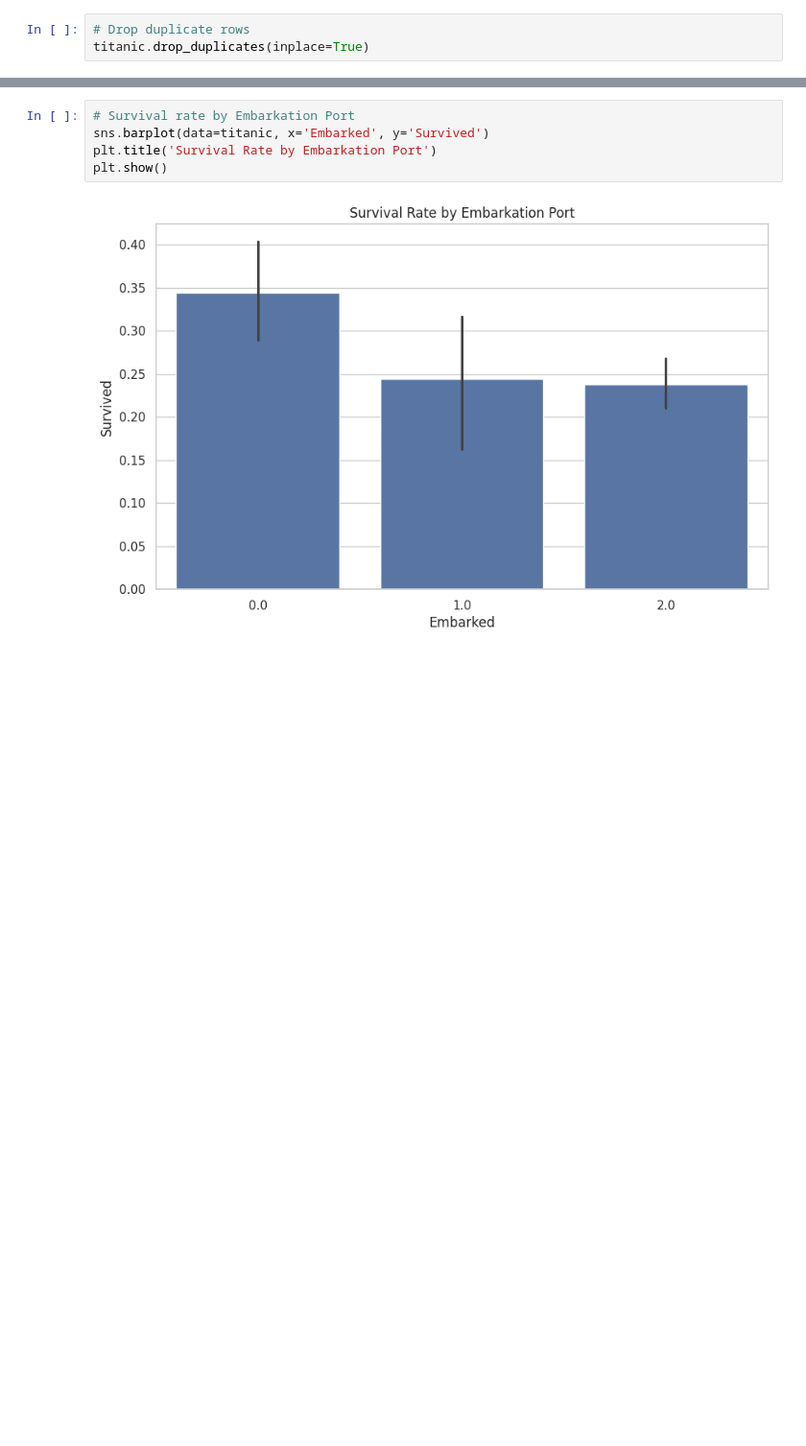
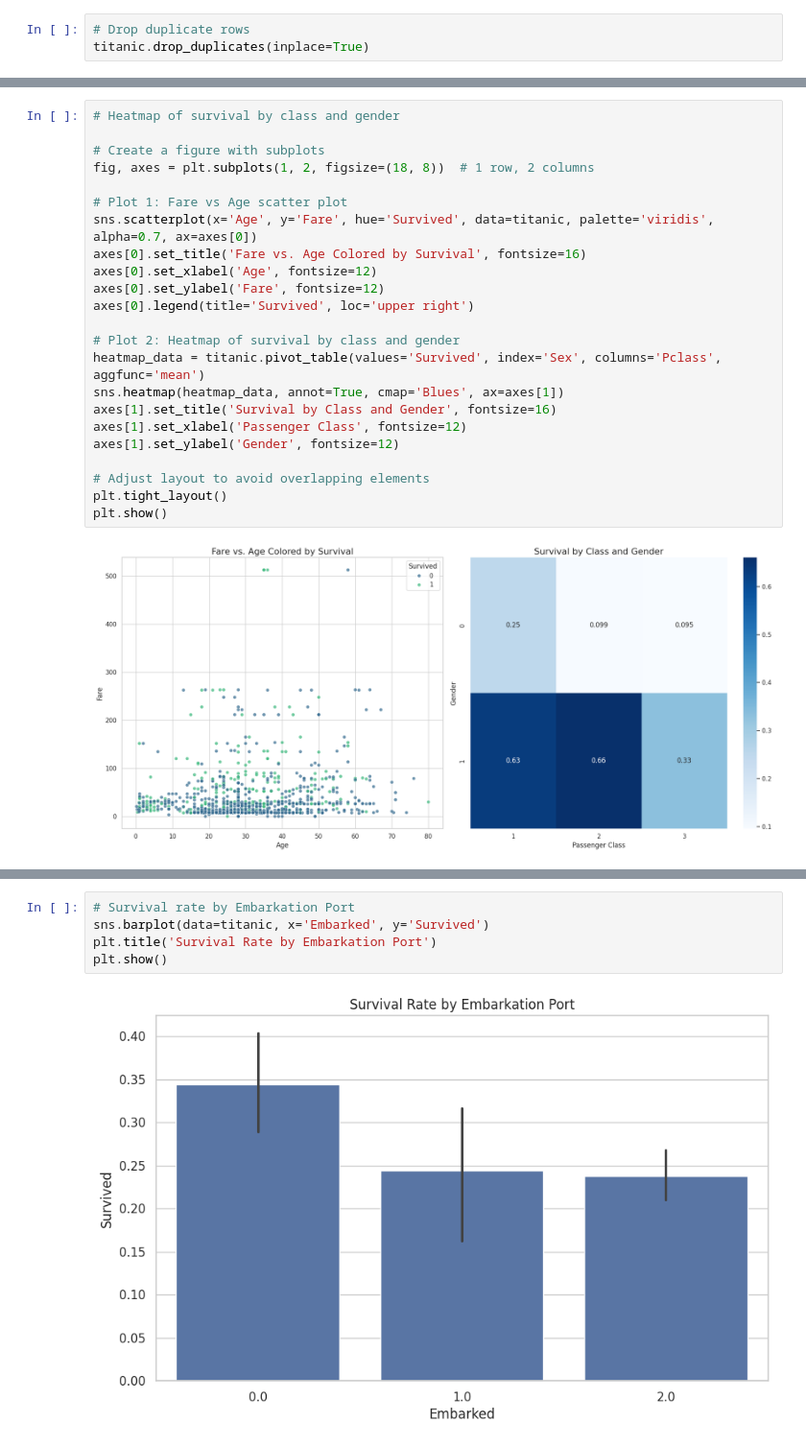
Before and after one commit to Ejay123-tech/FUTURE_DS_01, a Jupyter notebook: FUTURE_DS_01.ipynb, the cells around one changed output, grey strips where cells are left out. Shown at 96% size. Saved outputs shown, nothing was run; the diff lists cells and outputs as text; blank space fills up the shorter version.

```diff
--- a/FUTURE_DS_01.ipynb
+++ b/FUTURE_DS_01.ipynb
@@ -220,2 +262,27 @@ plt.show()
+# %%
+# Heatmap of survival by class and gender
+
+# Create a figure with subplots
+fig, axes = plt.subplots(1, 2, figsize=(18, 8))  # 1 row, 2 columns
+
+# Plot 1: Fare vs Age scatter plot
+sns.scatterplot(x='Age', y='Fare', hue='Survived', data=titanic, palette='viridis', alpha=0.7, ax=axes[0])
+axes[0].set_title('Fare vs. Age Colored by Survival', fontsize=16)
+axes[0].set_xlabel('Age', fontsize=12)
+axes[0].set_ylabel('Fare', fontsize=12)
+axes[0].legend(title='Survived', loc='upper right')
+
+# Plot 2: Heatmap of survival by class and gender
+heatmap_data = titanic.pivot_table(values='Survived', index='Sex', columns='Pclass', aggfunc='mean')
+sns.heatmap(heatmap_data, annot=True, cmap='Blues', ax=axes[1])
+axes[1].set_title('Survival by Class and Gender', fontsize=16)
+axes[1].set_xlabel('Passenger Class', fontsize=12)
+axes[1].set_ylabel('Gender', fontsize=12)
+
+# Adjust layout to avoid overlapping elements
+plt.tight_layout()
+plt.show()
+# %% [output]
+[figure, added]
 # %% [markdown]
 ## **Insights and Conclusion**
```
Also changed, not shown: parts of 27 cells of this notebook.
